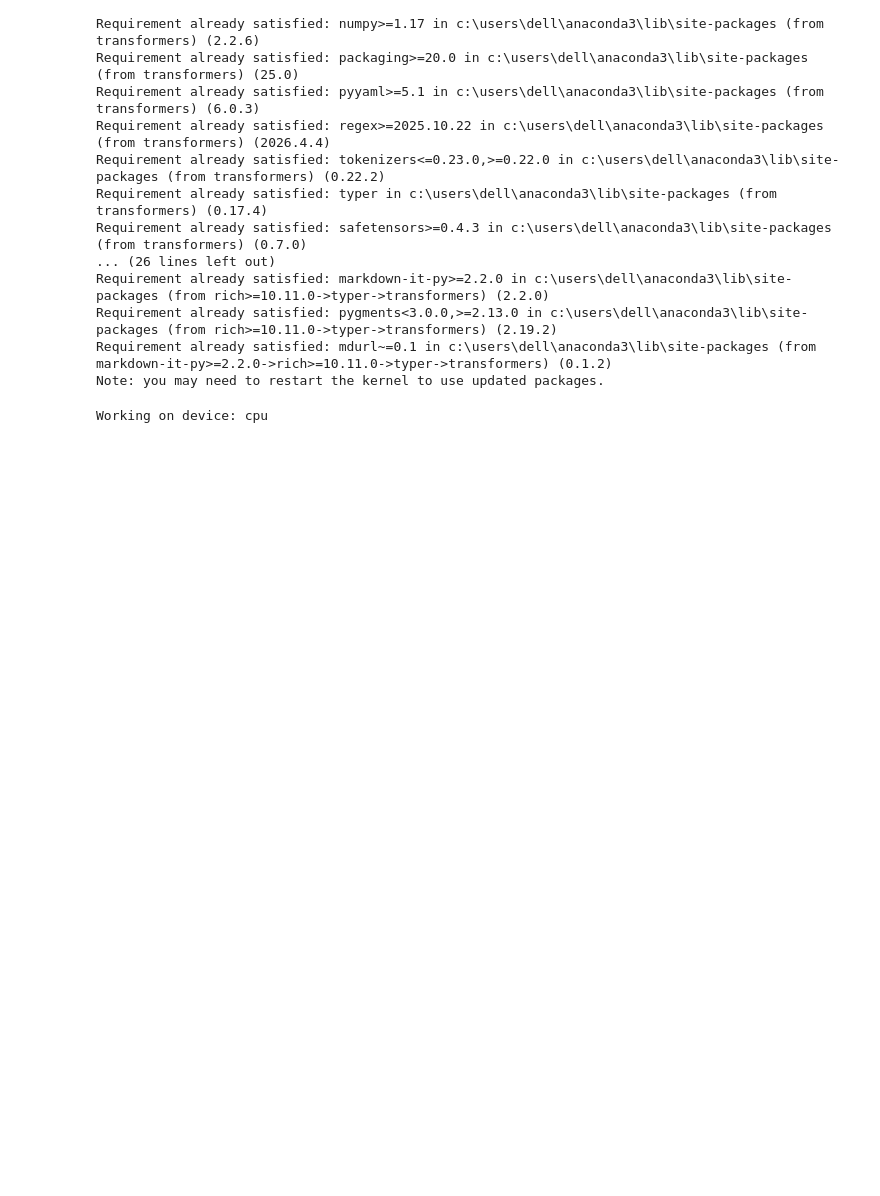
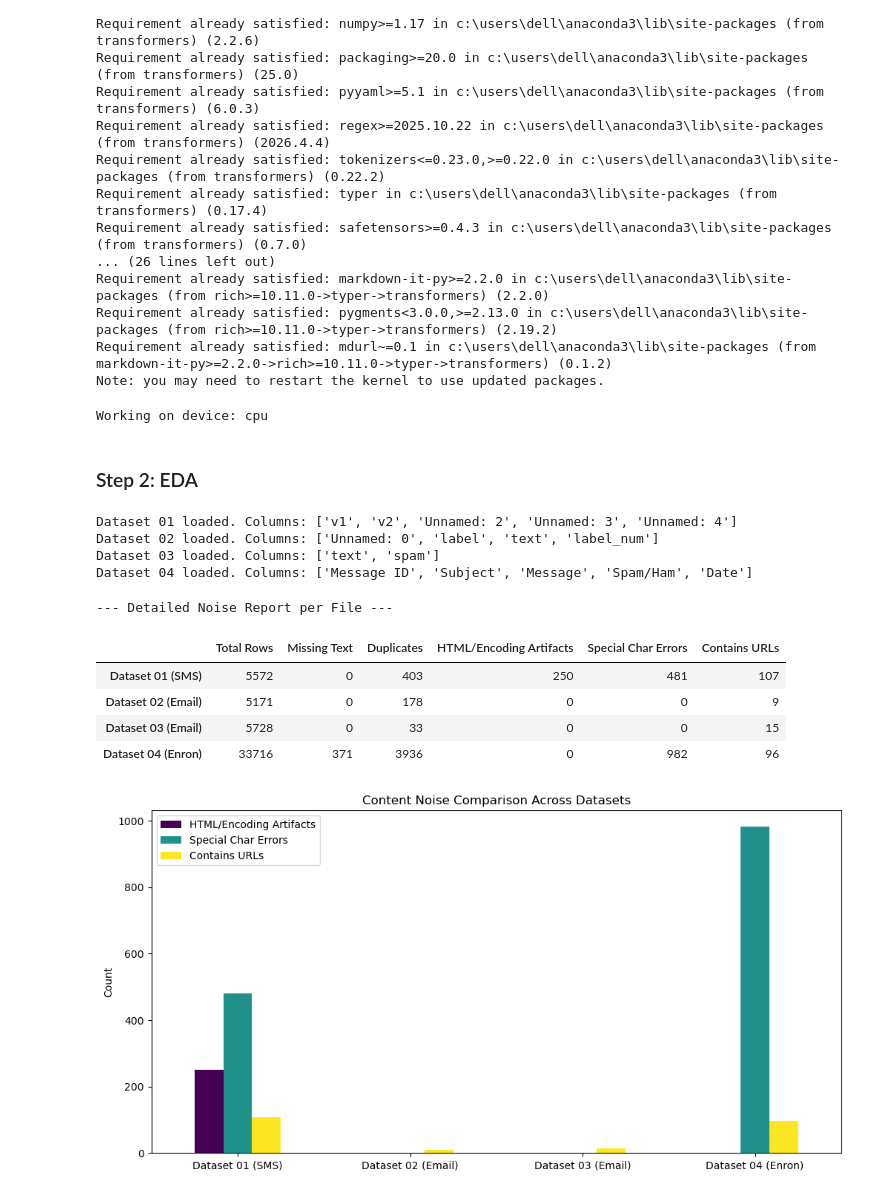
Before and after one commit to hieugia090806/Computing_Technology_Innovation_Project_COS30049, a Jupyter notebook: Website/Backend/Notebooks/SpamHam.ipynb, the cells around one changed output. Saved outputs shown, nothing was run; the diff lists cells and outputs as text; code cells hidden in the pictures; blank space fills up the shorter version.

Commit message:
Prepare for training model for Spam and Ham detection

```diff
--- a/Website/Backend/Notebooks/SpamHam.ipynb
+++ b/Website/Backend/Notebooks/SpamHam.ipynb
@@ -77,3 +77,82 @@ device = torch.device("cuda" if torch.cuda.is_available() else "cpu")
 print(f"Working on device: {device}")
 # %% [output]
 Working on device: cpu
+# %% [markdown]
+### Step 2: EDA ###
+# %%
+try:
+    df1 = pd.read_csv('../Datasets/Dataset01.csv', encoding='latin-1')
+    print("Dataset 01 loaded. Columns:", df1.columns.tolist())
+except Exception as e: print(f"Error Dataset 01: {e}")
+
+try:
+    df2 = pd.read_csv('../Datasets/Dataset02.csv')
+    print("Dataset 02 loaded. Columns:", df2.columns.tolist())
+except Exception as e: print(f"Error Dataset 02: {e}")
+
+try:
+    df3 = pd.read_csv('../Datasets/Dataset03.csv')
+    print("Dataset 03 loaded. Columns:", df3.columns.tolist())
+except Exception as e: print(f"Error Dataset 03: {e}")
+
+try:
+    df4 = pd.read_csv('../Datasets/Dataset04.csv')
+    print("Dataset 04 loaded. Columns:", df4.columns.tolist())
+except Exception as e: print(f"Error Dataset 04: {e}")
+# %% [output]
+Dataset 01 loaded. Columns: ['v1', 'v2', 'Unnamed: 2', 'Unnamed: 3', 'Unnamed: 4']
+Dataset 02 loaded. Columns: ['Unnamed: 0', 'label', 'text', 'label_num']
+Dataset 03 loaded. Columns: ['text', 'spam']
+Dataset 04 loaded. Columns: ['Message ID', 'Subject', 'Message', 'Spam/Ham', 'Date']
+# %%
+import re
+
+def get_noise_metrics(df, text_column):
+    total = len(df)
+    # 1. Missing & Duplicates
+    missing = df[text_column].isnull().sum()
+    dupes = df.duplicated(subset=[text_column]).sum()
+
+    # 2. Content Noise (áp dụng cho các dòng không NaN)
+    texts = df[text_column].astype(str)
+    html_artifacts = texts.apply(lambda x: bool(re.search(r'&lt;|&gt;|<.*?>', x))).sum()
+    encoding_errors = texts.apply(lambda x: bool(re.search(r'[^\x00-\x7F]+', x))).sum() # Ký tự lạ ngoài ASCII
+    url_count = texts.apply(lambda x: bool(re.search(r'http\S+|www\S+', x))).sum()
+
+    return {
+        "Total Rows": total,
+        "Missing Text": missing,
+        "Duplicates": dupes,
+        "HTML/Encoding Artifacts": html_artifacts,
+        "Special Char Errors": encoding_errors,
+        "Contains URLs": url_count
+    }
+
+analysis = {
+    "Dataset 01 (SMS)": get_noise_metrics(df1, 'v2'),
+    "Dataset 02 (Email)": get_noise_metrics(df2, 'text'),
+    "Dataset 03 (Email)": get_noise_metrics(df3, 'text'),
+    "Dataset 04 (Enron)": get_noise_metrics(df4, 'Message')
+}
+
+# Hiển thị dưới dạng DataFrame cho dễ nhìn
+noise_report = pd.DataFrame(analysis).T
+print("--- Detailed Noise Report per File ---")
+display(noise_report)
+
+# Vẽ biểu đồ so sánh Noise giữa các file
+noise_report[['HTML/Encoding Artifacts', 'Special Char Errors', 'Contains URLs']].plot(
+    kind='bar', figsize=(12, 6), colormap='viridis'
+)
+plt.title('Content Noise Comparison Across Datasets')
+plt.ylabel('Count')
+plt.xticks(rotation=0)
+plt.show()
+# %% [output]
+--- Detailed Noise Report per File ---
+|  | Total Rows | Missing Text | Duplicates | HTML/Encoding Artifacts | Special Char Errors | Contains URLs |
+| Dataset 01 (SMS) | 5572 | 0 | 403 | 250 | 481 | 107 |
+| Dataset 02 (Email) | 5171 | 0 | 178 | 0 | 0 | 9 |
+| Dataset 03 (Email) | 5728 | 0 | 33 | 0 | 0 | 15 |
+| Dataset 04 (Enron) | 33716 | 371 | 3936 | 0 | 982 | 96 |
+[figure, added]
```
Also changed, not shown: parts of 7 cells of this notebook, 7 other files.
